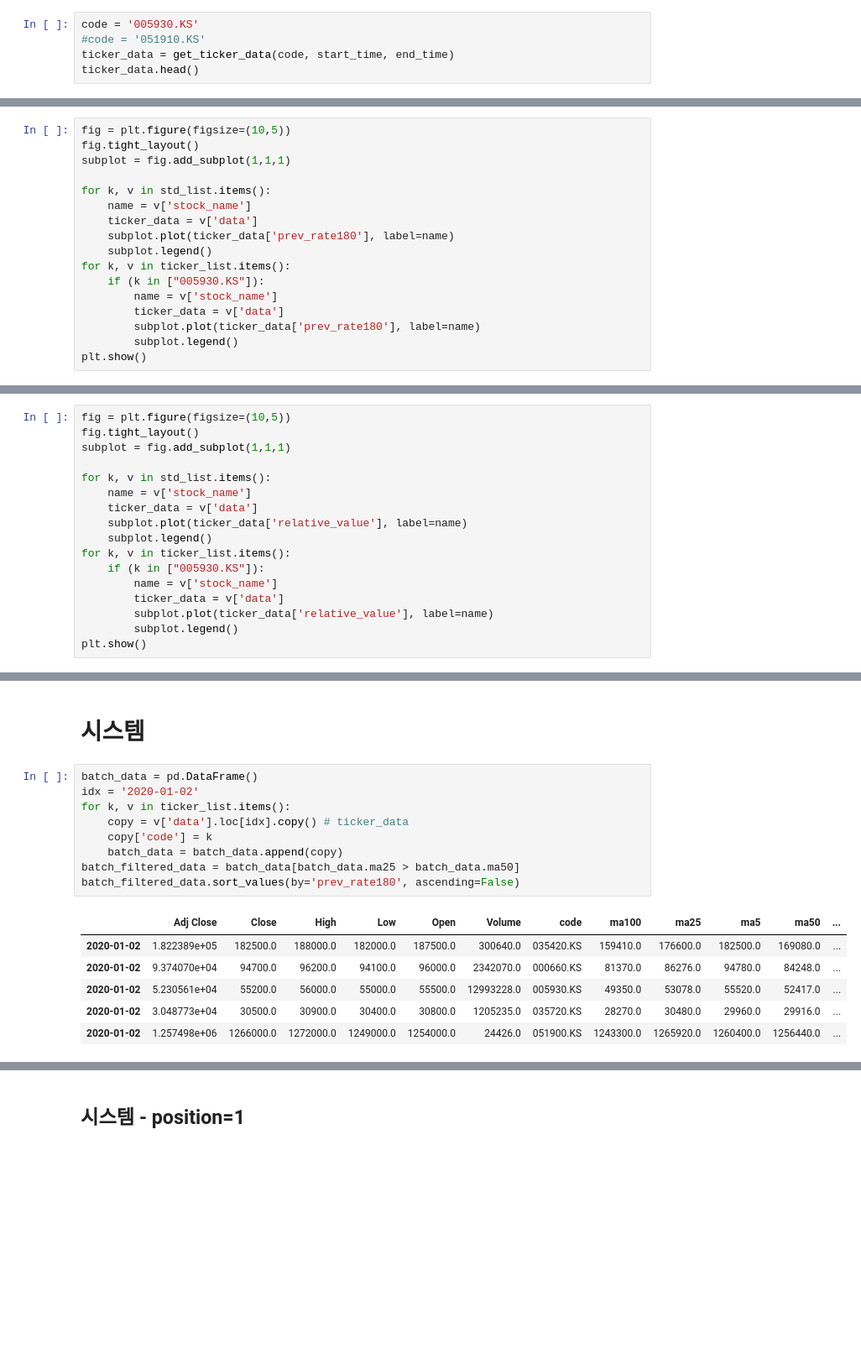
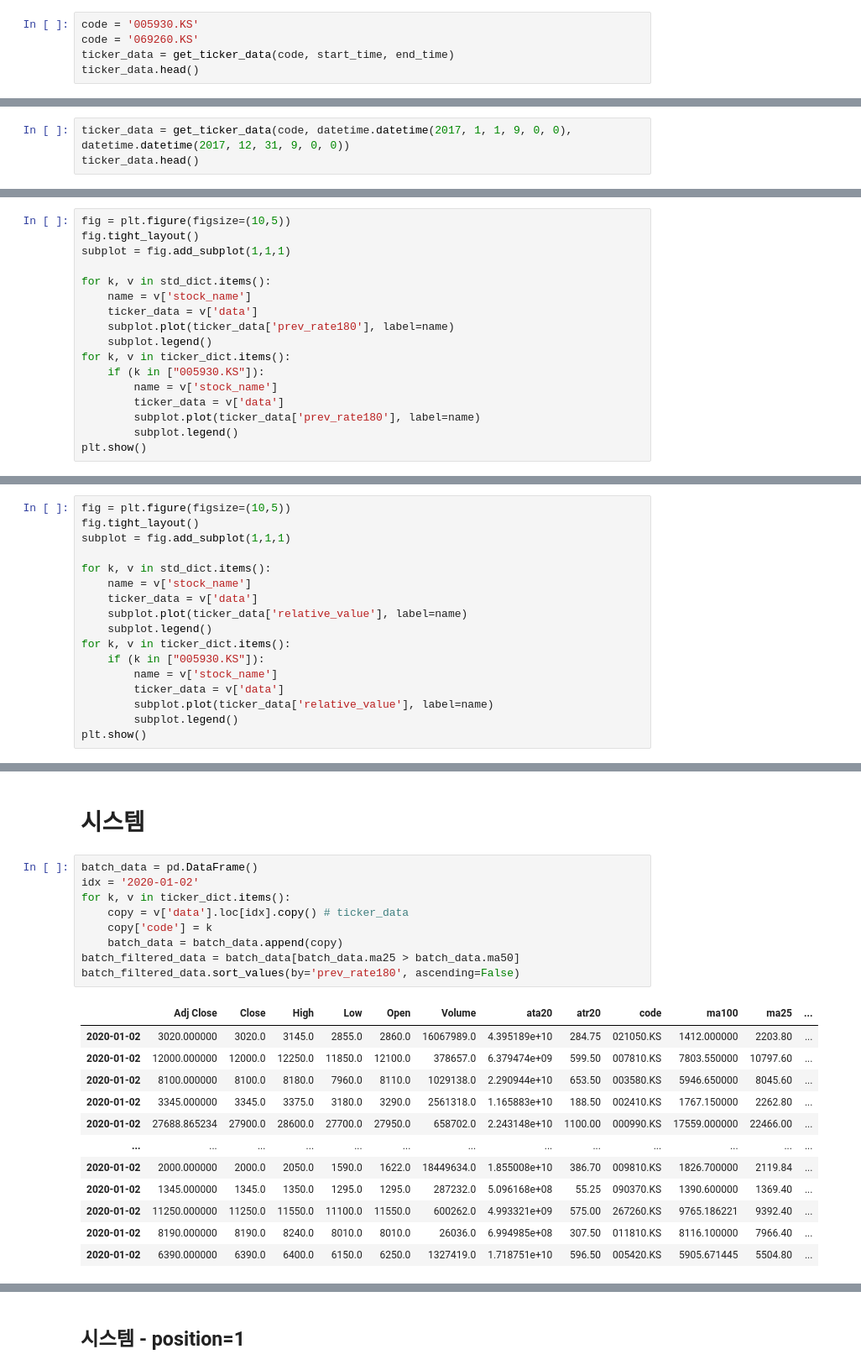
Before and after one commit to thyun/test-quant, a Jupyter notebook: backtest.ipynb, the cells around one changed output, grey strips where cells are left out. Shown: that part at 84% size. Drawn from its saved outputs; the diff is of its cells as text; blank space fills up the shorter version.

```diff
--- a/backtest.ipynb
+++ b/backtest.ipynb
@@ -274,6 +277,6 @@ Name: 2020-01-02 00:00:00, dtype: float64
 # %%
 code = '005930.KS'
-#code = '051910.KS'
+code = '069260.KS'
 ticker_data = get_ticker_data(code, start_time, end_time)
 ticker_data.head()
 # %% [output]
@@ -286,3 +289,6 @@ ticker_data.head()
 # %%
 ticker_data.loc['2020-01-02']
 ticker_data["2020-01-02":"2020-01-05"]
+# %%
+ticker_data = get_ticker_data(code, datetime.datetime(2017, 1, 1, 9, 0, 0), datetime.datetime(2017, 12, 31, 9, 0, 0))
+ticker_data.head()
@@ -293,12 +306,12 @@ fig = plt.figure(figsize=(10,5))
 fig.tight_layout()
 subplot = fig.add_subplot(1,1,1)
 
-for k, v in std_list.items():
+for k, v in std_dict.items():
     name = v['stock_name']
     ticker_data = v['data']
     subplot.plot(ticker_data['prev_rate180'], label=name)
     subplot.legend()
-for k, v in ticker_list.items():
+for k, v in ticker_dict.items():
     if (k in ["005930.KS"]):
         name = v['stock_name']
         ticker_data = v['data']
@@ -314,12 +327,12 @@ fig = plt.figure(figsize=(10,5))
 fig.tight_layout()
 subplot = fig.add_subplot(1,1,1)
 
-for k, v in std_list.items():
+for k, v in std_dict.items():
     name = v['stock_name']
     ticker_data = v['data']
     subplot.plot(ticker_data['relative_value'], label=name)
     subplot.legend()
-for k, v in ticker_list.items():
+for k, v in ticker_dict.items():
     if (k in ["005930.KS"]):
         name = v['stock_name']
         ticker_data = v['data']
@@ -513,16 +527,22 @@ class StockHistoryStore:
 # %%
 batch_data = pd.DataFrame()
 idx = '2020-01-02'
-for k, v in ticker_list.items():
+for k, v in ticker_dict.items():
     copy = v['data'].loc[idx].copy() # ticker_data
     copy['code'] = k
     batch_data = batch_data.append(copy)
 batch_filtered_data = batch_data[batch_data.ma25 > batch_data.ma50]
 batch_filtered_data.sort_values(by='prev_rate180', ascending=False)
 # %% [output]
-|  | Adj Close | Close | High | Low | Open | Volume | code | ma100 | ma25 | ma5 | ma50 | ... |
-| 2020-01-02 | 1.822389e+05 | 182500.0 | 188000.0 | 182000.0 | 187500.0 | 300640.0 | 035420.KS | 159410.0 | 176600.0 | 182500.0 | 169080.0 | ... |
-| 2020-01-02 | 9.374070e+04 | 94700.0 | 96200.0 | 94100.0 | 96000.0 | 2342070.0 | 000660.KS | 81370.0 | 86276.0 | 94780.0 | 84248.0 | ... |
-| 2020-01-02 | 5.230561e+04 | 55200.0 | 56000.0 | 55000.0 | 55500.0 | 12993228.0 | 005930.KS | 49350.0 | 53078.0 | 55520.0 | 52417.0 | ... |
-| 2020-01-02 | 3.048773e+04 | 30500.0 | 30900.0 | 30400.0 | 30800.0 | 1205235.0 | 035720.KS | 28270.0 | 30480.0 | 29960.0 | 29916.0 | ... |
-| 2020-01-02 | 1.257498e+06 | 1266000.0 | 1272000.0 | 1249000.0 | 1254000.0 | 24426.0 | 051900.KS | 1243300.0 | 1265920.0 | 1260400.0 | 1256440.0 | ... |
+|  | Adj Close | Close | High | Low | Open | Volume | ata20 | atr20 | code | ma100 | ma25 | ... |
+| 2020-01-02 | 3020.000000 | 3020.0 | 3145.0 | 2855.0 | 2860.0 | 16067989.0 | 4.395189e+10 | 284.75 | 021050.KS | 1412.000000 | 2203.80 | ... |
+| 2020-01-02 | 12000.000000 | 12000.0 | 12250.0 | 11850.0 | 12100.0 | 378657.0 | 6.379474e+09 | 599.50 | 007810.KS | 7803.550000 | 10797.60 | ... |
+| 2020-01-02 | 8100.000000 | 8100.0 | 8180.0 | 7960.0 | 8110.0 | 1029138.0 | 2.290944e+10 | 653.50 | 003580.KS | 5946.650000 | 8045.60 | ... |
+| 2020-01-02 | 3345.000000 | 3345.0 | 3375.0 | 3180.0 | 3290.0 | 2561318.0 | 1.165883e+10 | 188.50 | 002410.KS | 1767.150000 | 2262.80 | ... |
+| 2020-01-02 | 27688.865234 | 27900.0 | 28600.0 | 27700.0 | 27950.0 | 658702.0 | 2.243148e+10 | 1100.00 | 000990.KS | 17559.000000 | 22466.00 | ... |
+| ... | ... | ... | ... | ... | ... | ... | ... | ... | ... | ... | ... | ... |
+| 2020-01-02 | 2000.000000 | 2000.0 | 2050.0 | 1590.0 | 1622.0 | 18449634.0 | 1.855008e+10 | 386.70 | 009810.KS | 1826.700000 | 2119.84 | ... |
+| 2020-01-02 | 1345.000000 | 1345.0 | 1350.0 | 1295.0 | 1295.0 | 287232.0 | 5.096168e+08 | 55.25 | 090370.KS | 1390.600000 | 1369.40 | ... |
+| 2020-01-02 | 11250.000000 | 11250.0 | 11550.0 | 11100.0 | 11550.0 | 600262.0 | 4.993321e+09 | 575.00 | 267260.KS | 9765.186221 | 9392.40 | ... |
+| 2020-01-02 | 8190.000000 | 8190.0 | 8240.0 | 8010.0 | 8010.0 | 26036.0 | 6.994985e+08 | 307.50 | 011810.KS | 8116.100000 | 7966.40 | ... |
+| 2020-01-02 | 6390.000000 | 6390.0 | 6400.0 | 6150.0 | 6250.0 | 1327419.0 | 1.718751e+10 | 596.50 | 005420.KS | 5905.671445 | 5504.80 | ... |
```
Also changed, not shown: parts of 28 cells of this notebook.
